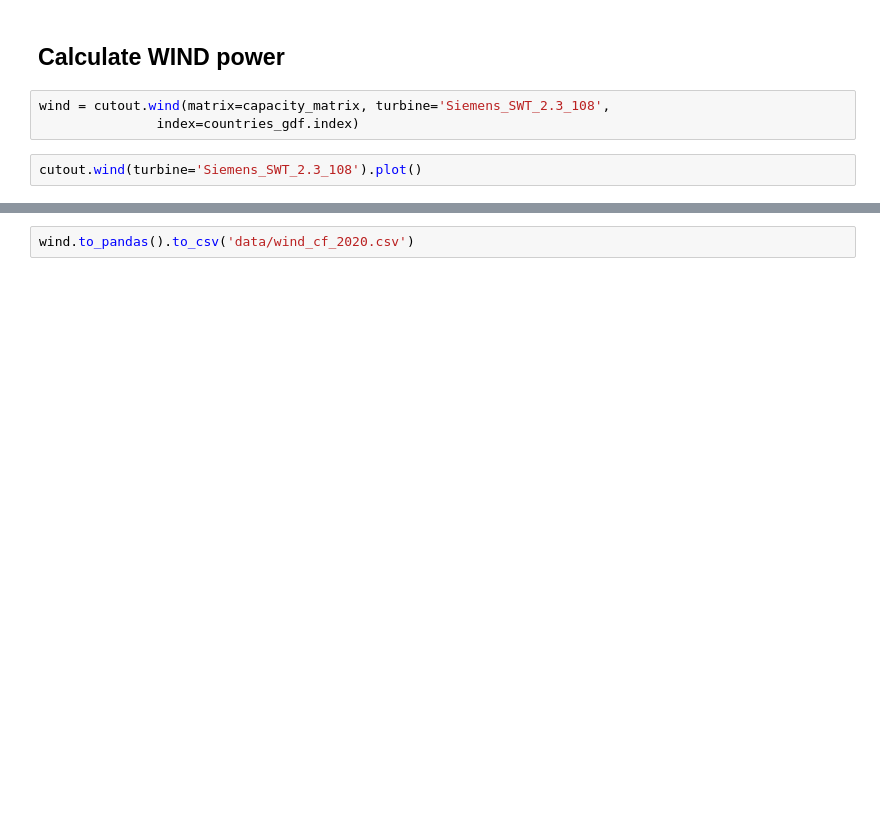
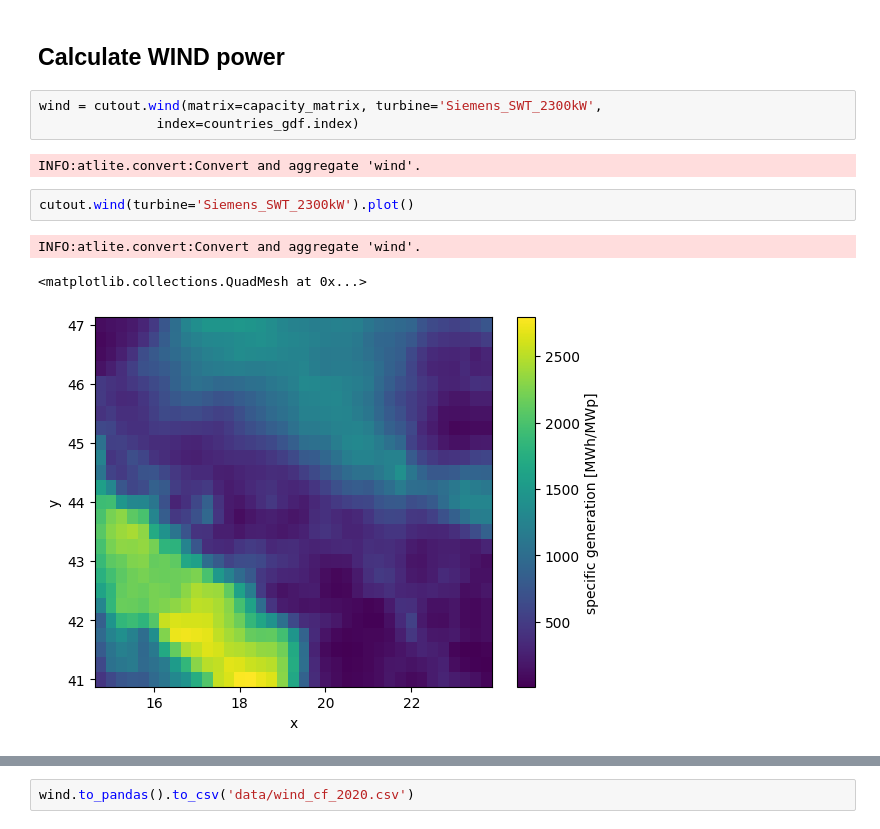
Before and after one commit to EmiFej/DRB-OSeMOSYS-model, a Jupyter notebook: notebooks/DRB_land_availability.ipynb, the cells around one changed output, grey strips where cells are left out. Drawn from its saved outputs; the diff is of its cells as text; blank space fills up the shorter version.

Commit message:
script updates with revised turbine name, geodataframe (countries) indexing revision (due to different data source) etc.

```diff
--- a/notebooks/DRB_land_availability.ipynb
+++ b/notebooks/DRB_land_availability.ipynb
@@ -181,7 +183,13 @@ pv.to_pandas().to_csv('data/solar_cf_2020.csv')
 # %% [markdown]
 ## Calculate WIND power
 # %%
-wind = cutout.wind(matrix=capacity_matrix, turbine='Siemens_SWT_2.3_108',
+wind = cutout.wind(matrix=capacity_matrix, turbine='Siemens_SWT_2300kW',
                index=countries_gdf.index)
+# %% [output]
+INFO:atlite.convert:Convert and aggregate 'wind'.
 # %%
-cutout.wind(turbine='Siemens_SWT_2.3_108').plot()
+cutout.wind(turbine='Siemens_SWT_2300kW').plot()
+# %% [output]
+INFO:atlite.convert:Convert and aggregate 'wind'.
+<matplotlib.collections.QuadMesh at 0x...>
+[figure, added]
```
Also changed, not shown: parts of 6 cells of this notebook, 6 other files.
